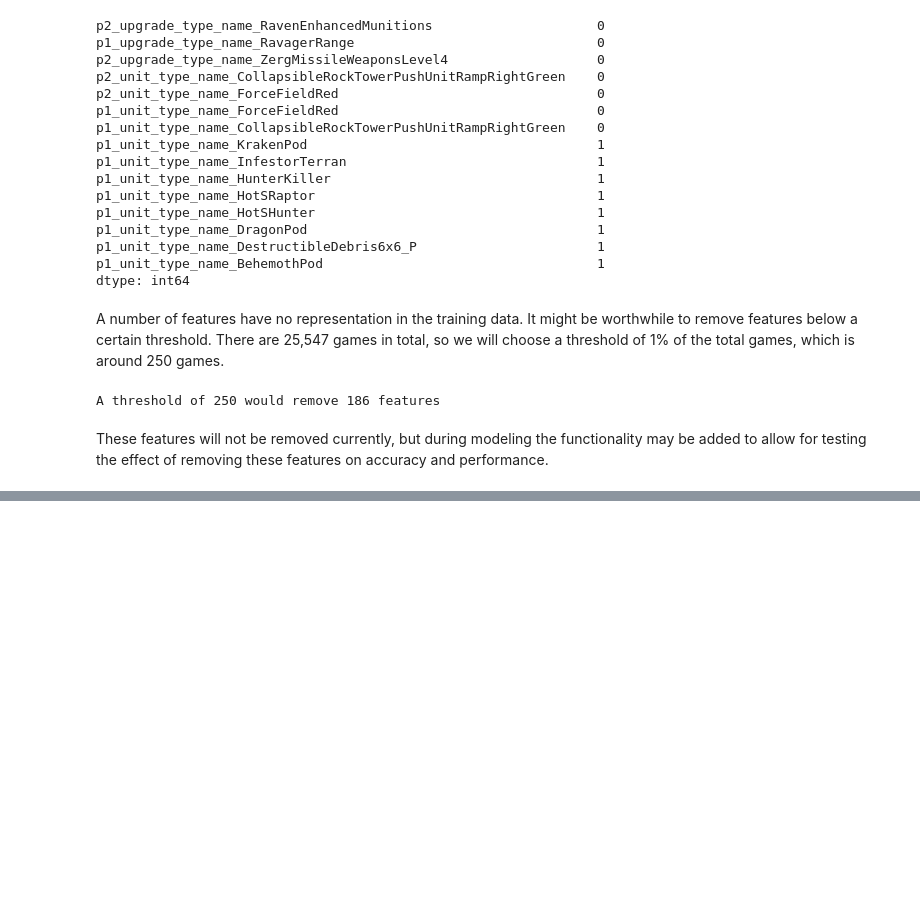
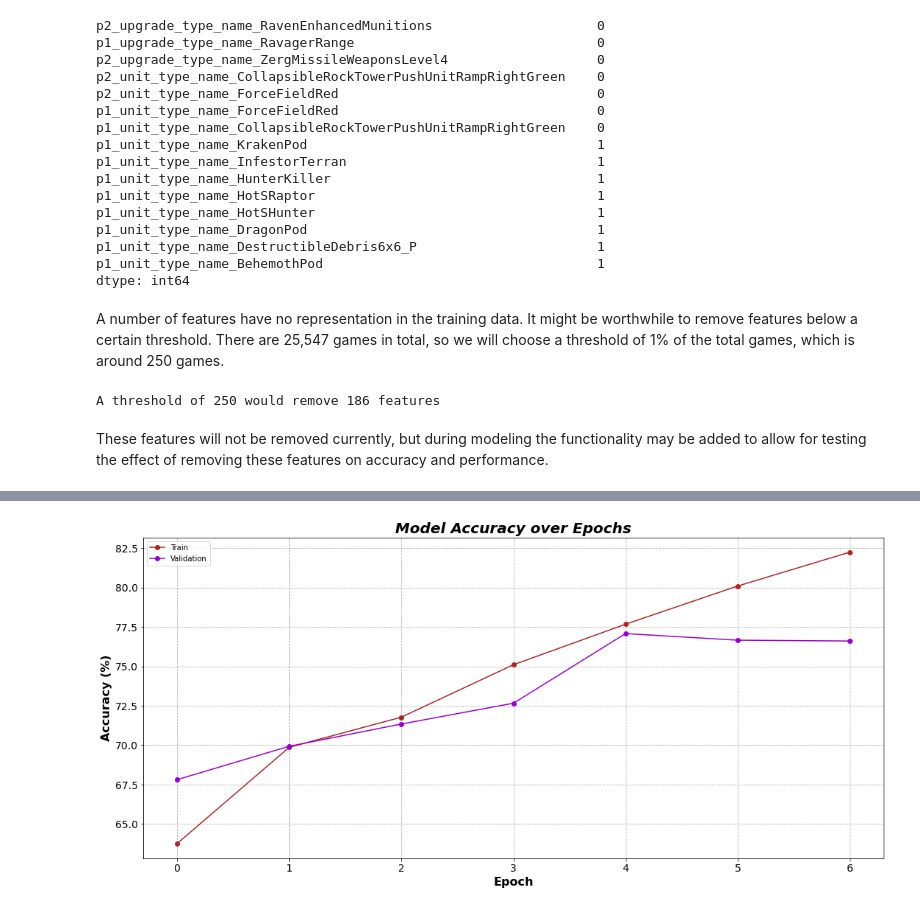
Before and after one commit to jared-a-lloyd/sc2-modeling, a Jupyter notebook: Notebook 3 - Event Data Analysis and Modeling.ipynb, the cells around one changed output, grey strips where cells are left out. Drawn from its saved outputs; the diff is of its cells as text; code cells hidden in the pictures; blank space fills up the shorter version.

```diff
--- a/Notebook 3 - Event Data Analysis and Modeling.ipynb
+++ b/Notebook 3 - Event Data Analysis and Modeling.ipynb
@@ -1718,0 +1409,11 @@ These features will not be removed currently, but during modeling the functional
+# %%
+# fit the model and save to history
+history = model.fit(
+    training_generator,
+    validation_data=validation_generator,
+    epochs=50,
+    callbacks=[earlystop, csv_logger, checkpoint]
+)
+
+# pickle the model
+model.save(model_file+model_file_ext)
@@ -1718,0 +1671,22 @@ These features will not be removed currently, but during modeling the functional
+# %%
+# plot accuracy for train and validation from history
+plt.figure()
+plt.plot(
+    [x*100 for x in history.history['accuracy']], # to percent
+    marker='o',
+    color=list(COLOR_DICT.values())[1],
+    label='Train'
+)
+plt.plot(
+    [x*100 for x in history.history['val_accuracy']], # to percent
+    marker='o',
+    color=list(COLOR_DICT.values())[-1],
+    label='Validation'
+)
+plt.title('Model Accuracy over Epochs', style='italic')
+plt.ylabel('Accuracy (%)')
+plt.xlabel('Epoch')
+plt.legend(loc='best')
+plt.show()
+# %% [output]
+[figure, added]
```
Also changed, not shown: parts of 87 cells of this notebook, 9 other files.
